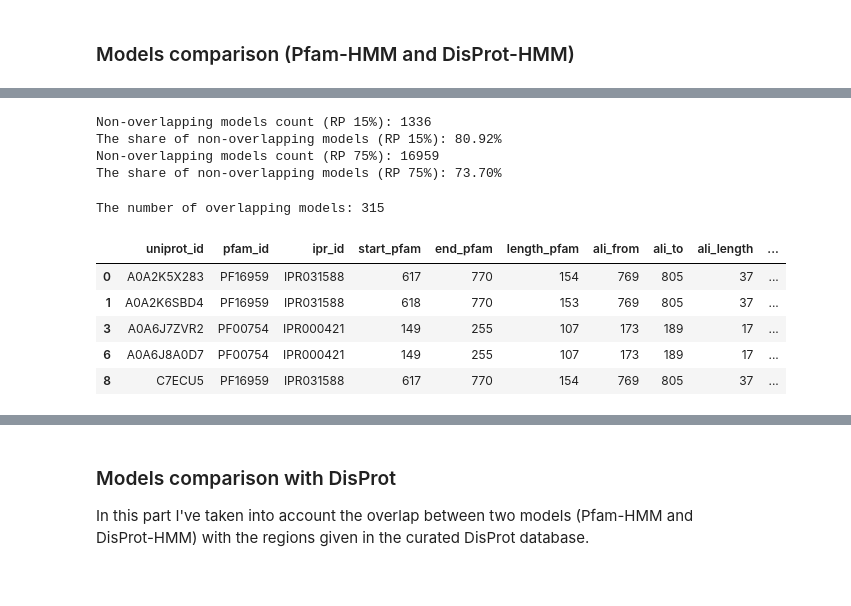
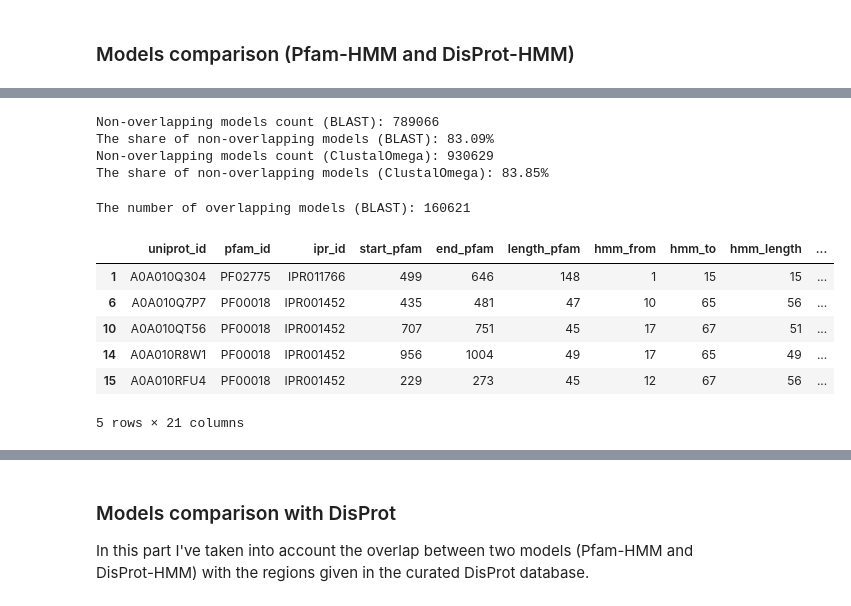
Before and after one commit to AlyaHarvelle/HMMER, a Jupyter notebook: hmm_analysis.ipynb, the cells around one changed output, grey strips where cells are left out. Saved outputs shown, nothing was run; the diff lists cells and outputs as text; code cells hidden in the pictures.

```diff
--- a/hmm_analysis.ipynb
+++ b/hmm_analysis.ipynb
@@ -0,0 +1,8 @@
+# %%
+# Set the path and input parameters
+import os
+directory = os.getcwd() # the main directory of the project
+
+# The credentials for the remote cluster
+name = 'alina'
+server = 'ecate'
@@ -161,0 +120,6 @@ pfam_hmm_rp_75_1.head()
+# %%
+# Load a dataframe of Pfam regions - BLAST
+pfam_blast = pd.read_csv('{}/results/pfam/pfam_overlap/pfam_blast.csv'.format(directory))
+print('The number of regions for the hmmsearch results on BLAST output in Interpro:', len(pfam_blast))
+print('The number of retrieved Pfam domains:', len(set(pfam_blast['pfam_id'])))
+pfam_blast.head()
@@ -213,31 +186,33 @@ plt.show()
 # %%
 # Calculate how many models do not overlap
-zero_count_rp_15 = (pfam_hmm_rp_15_1['overl_perc'] == 0).sum()
-total_count_rp_15 = len(pfam_hmm_rp_15_1)
-percentage_rp_15 = "{:.2f}".format((zero_count_rp_15 / total_count_rp_15) * 100)
+zero_count_blast = (pfam_blast['overl_perc'] == 0).sum()
+total_count_blast = len(pfam_blast)
+percentage_blast = '{:.2f}'.format((zero_count_blast / total_count_blast) * 100)
 
-zero_count_rp_75 = (pfam_hmm_rp_75_1['overl_perc'] == 0).sum()
-total_count_rp_75 = len(pfam_hmm_rp_75_1)
-percentage_rp_75 = "{:.2f}".format((zero_count_rp_75 / total_count_rp_75) * 100)
+zero_count_clustal = (pfam_clustal['overl_perc'] == 0).sum()
+total_count_clustal = len(pfam_clustal)
+percentage_clustal = '{:.2f}'.format((zero_count_clustal / total_count_clustal) * 100)
 
-print(f"Non-overlapping models count (RP 15%): {zero_count_rp_15}", "\n"
-     f"The share of non-overlapping models (RP 15%): {percentage_rp_15}%")
-print(f"Non-overlapping models count (RP 75%): {zero_count_rp_75}", "\n"
-     f"The share of non-overlapping models (RP 75%): {percentage_rp_75}%")
+print('Non-overlapping models count (BLAST): {}'.format(zero_count_blast), '\n'
+     'The share of non-overlapping models (BLAST): {}%'.format(percentage_blast))
+print('Non-overlapping models count (ClustalOmega): {}'.format(zero_count_clustal), '\n'
+     'The share of non-overlapping models (ClustalOmega): {}%'.format(percentage_clustal))
 # %% [output]
-Non-overlapping models count (RP 15%): 1336
-The share of non-overlapping models (RP 15%): 80.92%
-Non-overlapping models count (RP 75%): 16959
-The share of non-overlapping models (RP 75%): 73.70%
+Non-overlapping models count (BLAST): 789066
+The share of non-overlapping models (BLAST): 83.09%
+Non-overlapping models count (ClustalOmega): 930629
+The share of non-overlapping models (ClustalOmega): 83.85%
 # %%
-nz_rp_15 = pfam_hmm_rp_15_1[pfam_hmm_rp_15_1['overl_perc'] != 0]
-print("The number of overlapping models (RP 15%):", len(nz_rp_15))
-nz_rp_15.head()
+# Non-zero (nz) overlaps - BLAST
+nz_blast = pfam_blast[pfam_blast['overl_perc'] != 0]
+print('The number of overlapping models (BLAST):', len(nz_blast))
+nz_blast.head()
 # %% [output]
-The number of overlapping models: 315
+The number of overlapping models (BLAST): 160621
-|  | uniprot_id | pfam_id | ipr_id | start_pfam | end_pfam | length_pfam | ali_from | ali_to | ali_length | ... |
-| 0 | A0A2K5X283 | PF16959 | IPR031588 | 617 | 770 | 154 | 769 | 805 | 37 | ... |
-| 1 | A0A2K6SBD4 | PF16959 | IPR031588 | 618 | 770 | 153 | 769 | 805 | 37 | ... |
-| 3 | A0A6J7ZVR2 | PF00754 | IPR000421 | 149 | 255 | 107 | 173 | 189 | 17 | ... |
-| 6 | A0A6J8A0D7 | PF00754 | IPR000421 | 149 | 255 | 107 | 173 | 189 | 17 | ... |
-| 8 | C7ECU5 | PF16959 | IPR031588 | 617 | 770 | 154 | 769 | 805 | 37 | ... |
+|  | uniprot_id | pfam_id | ipr_id | start_pfam | end_pfam | length_pfam | hmm_from | hmm_to | hmm_length | ... |
+| 1 | A0A010Q304 | PF02775 | IPR011766 | 499 | 646 | 148 | 1 | 15 | 15 | ... |
+| 6 | A0A010Q7P7 | PF00018 | IPR001452 | 435 | 481 | 47 | 10 | 65 | 56 | ... |
+| 10 | A0A010QT56 | PF00018 | IPR001452 | 707 | 751 | 45 | 17 | 67 | 51 | ... |
+| 14 | A0A010R8W1 | PF00018 | IPR001452 | 956 | 1004 | 49 | 17 | 65 | 49 | ... |
+| 15 | A0A010RFU4 | PF00018 | IPR001452 | 229 | 273 | 45 | 12 | 67 | 56 | ... |
+5 rows × 21 columns
```
Also changed, not shown: parts of 41 cells of this notebook.
